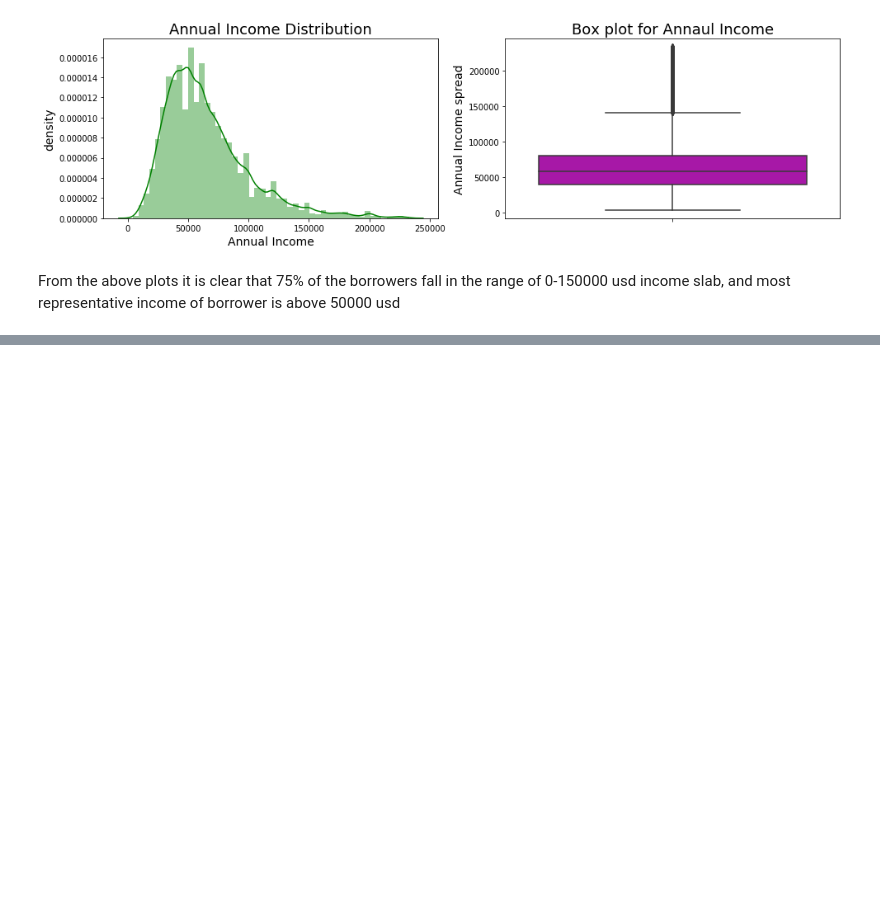
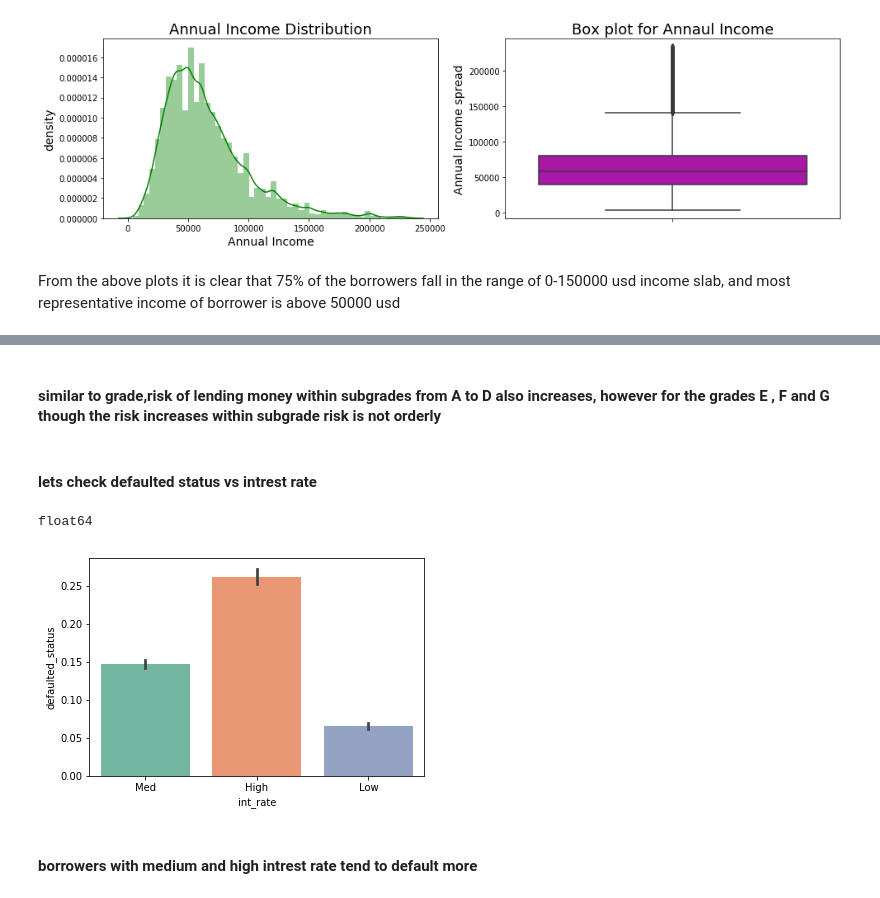
Before and after one commit to meghanaReddyk/LendingClub, a Jupyter notebook: Lending_club.ipynb, the cells around one changed output, grey strips where cells are left out. Saved outputs shown, nothing was run; the diff lists cells and outputs as text; code cells hidden in the pictures; blank space fills up the shorter version.

```diff
--- a/Lending_club.ipynb
+++ b/Lending_club.ipynb
@@ -293,0 +301,24 @@ From the above plots it is clear that 75% of the borrowers fall in the range of
+# %% [markdown]
+#### similar to grade,risk of lending money within subgrades from A to D also increases, however for the grades E , F and G though the risk increases within subgrade risk is not orderly
+# %% [markdown]
+#### lets check defaulted status vs intrest rate
+# %%
+# creating buckets for intrest rate.dtype
+loan['int_rate'] = loan['int_rate'].astype(float)
+print(loan['int_rate'].dtype)
+def intrst_buckets(x):
+    if x<10:
+        return 'Low'
+    if x >=10 and x<15:
+         return 'Med'
+    else:
+        return 'High'
+loan['int_rate']=loan.int_rate.apply(lambda x:intrst_buckets(x))
+loan['int_rate'].value_counts()
+sns.barplot(x='int_rate', y='defaulted_status',data=loan,palette="Set2")
+plt.show()
+# %% [output]
+float64
+[figure, added]
+# %% [markdown]
+#### borrowers with medium and high intrest rate tend to default more
```
Also changed, not shown: parts of 13 cells of this notebook.
